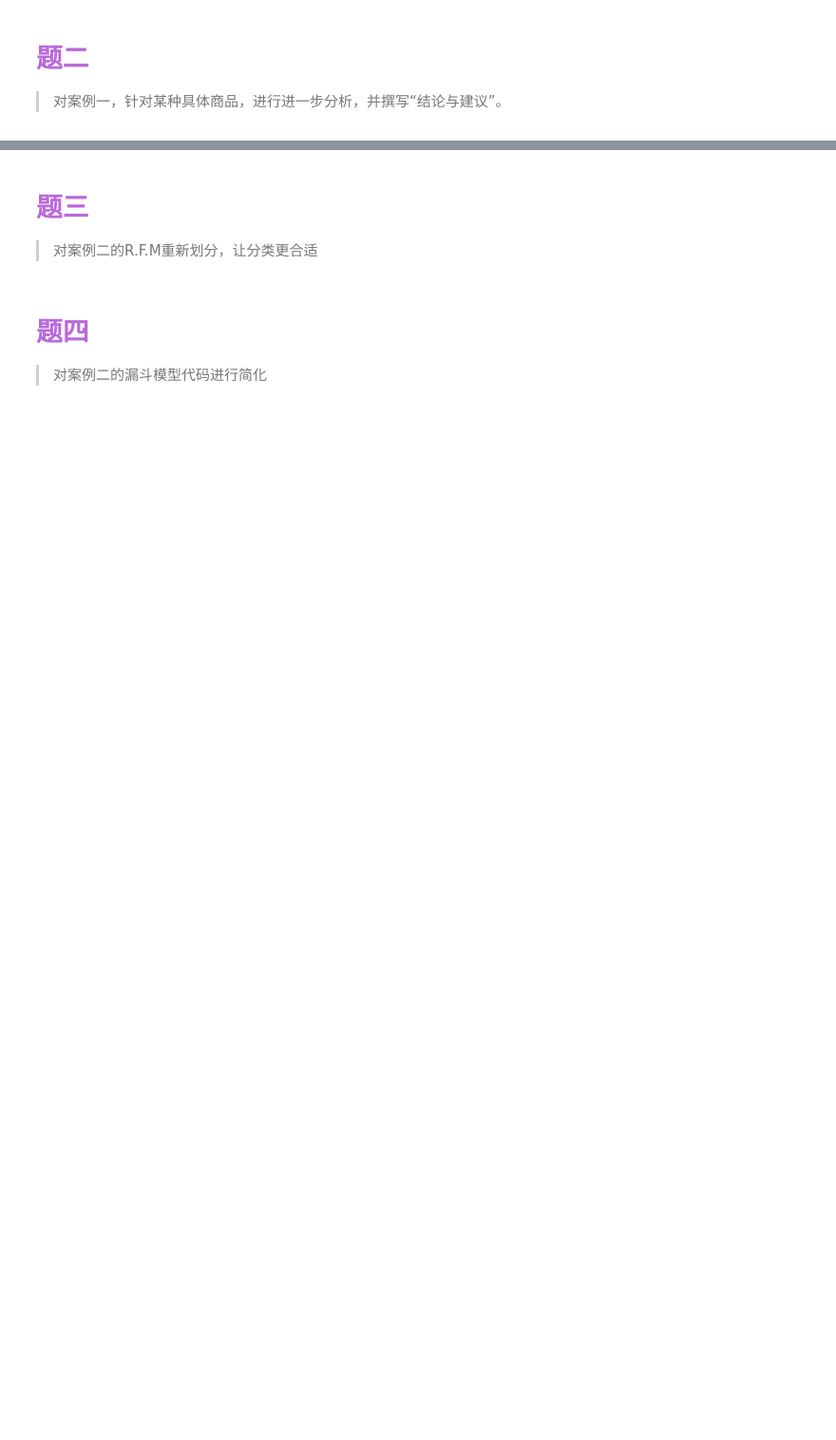
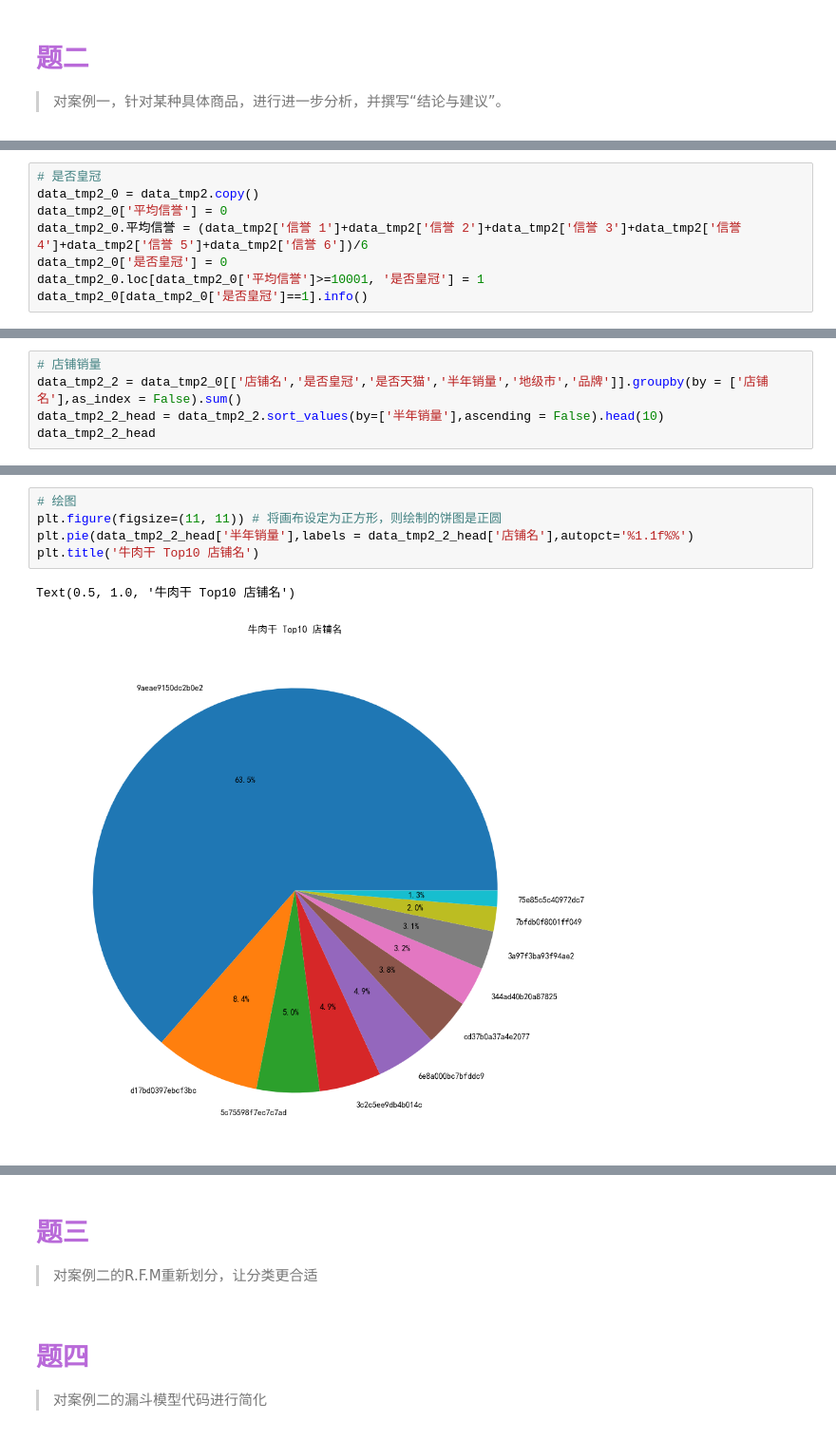
Before and after one commit to Soltus/learn-python-BI, a Jupyter notebook: lesson2/作业/1/index.ipynb, the cells around one changed output, grey strips where cells are left out. Shown: that part at 95% size. Cells and saved outputs as stored; diff of their text form; blank space fills up the shorter version.

```diff
--- a/lesson2/作业/1/index.ipynb
+++ b/lesson2/作业/1/index.ipynb
@@ -31,0 +79,8 @@
+# %%
+# 是否皇冠
+data_tmp2_0 = data_tmp2.copy()
+data_tmp2_0['平均信誉'] = 0
+data_tmp2_0.平均信誉 = (data_tmp2['信誉 1']+data_tmp2['信誉 2']+data_tmp2['信誉 3']+data_tmp2['信誉 4']+data_tmp2['信誉 5']+data_tmp2['信誉 6'])/6
+data_tmp2_0['是否皇冠'] = 0
+data_tmp2_0.loc[data_tmp2_0['平均信誉']>=10001, '是否皇冠'] = 1
+data_tmp2_0[data_tmp2_0['是否皇冠']==1].info()
@@ -31,0 +130,5 @@
+# %%
+# 店铺销量
+data_tmp2_2 = data_tmp2_0[['店铺名','是否皇冠','是否天猫','半年销量','地级市','品牌']].groupby(by = ['店铺名'],as_index = False).sum()
+data_tmp2_2_head = data_tmp2_2.sort_values(by=['半年销量'],ascending = False).head(10)
+data_tmp2_2_head
@@ -31,0 +147,8 @@
+# %%
+# 绘图
+plt.figure(figsize=(11, 11)) # 将画布设定为正方形，则绘制的饼图是正圆
+plt.pie(data_tmp2_2_head['半年销量'],labels = data_tmp2_2_head['店铺名'],autopct='%1.1f%%')
+plt.title('牛肉干 Top10 店铺名')
+# %% [output]
+Text(0.5, 1.0, '牛肉干 Top10 店铺名')
+[figure, added]
```
Also changed, not shown: parts of 14 cells of this notebook, 1 other file.
